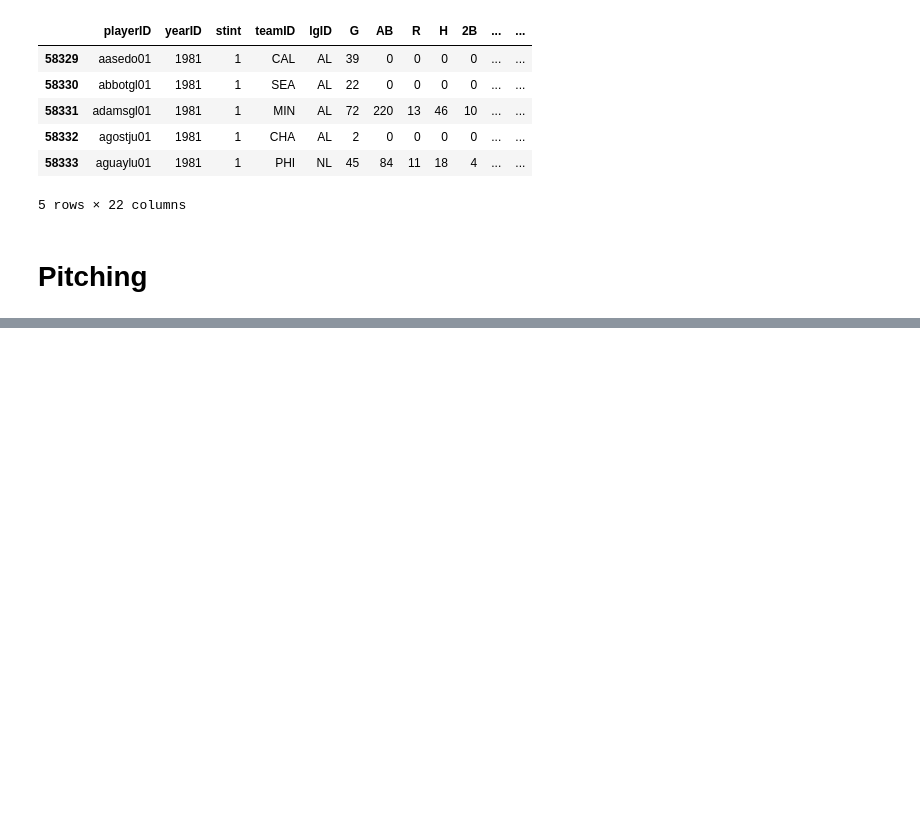
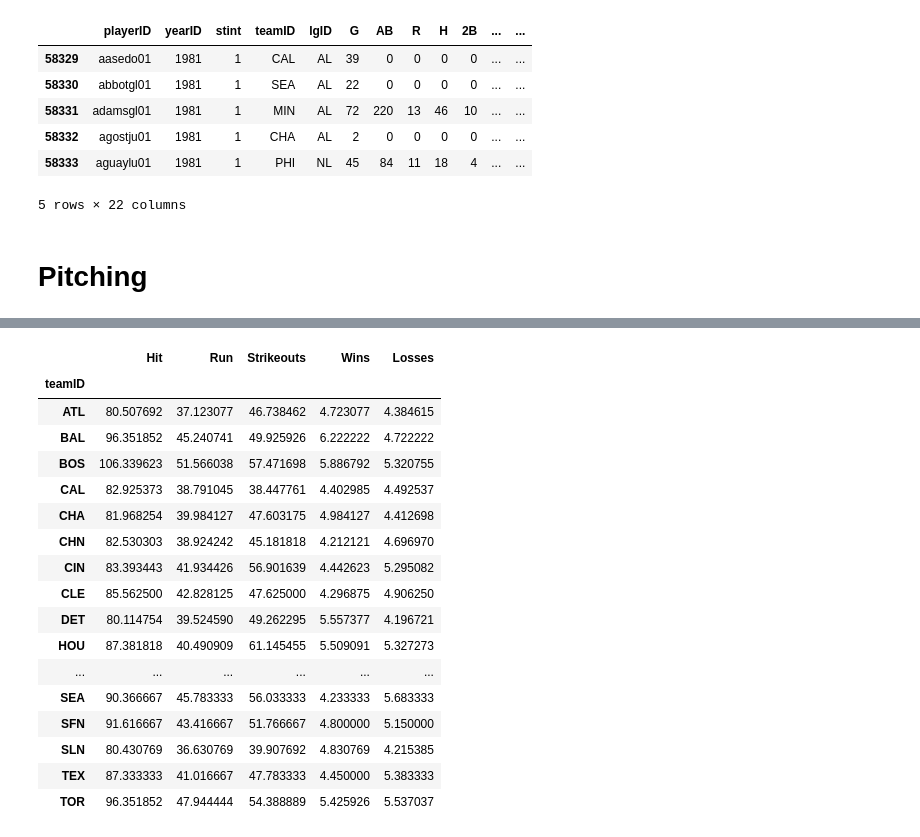
Before and after one commit to Lanpham0110/Project-1, a Jupyter notebook: project1.ipynb, the cells around one changed output, grey strips where cells are left out. Saved outputs shown, nothing was run; the diff lists cells and outputs as text; code cells hidden in the pictures; blank space fills up the shorter version.

```diff
--- a/project1.ipynb
+++ b/project1.ipynb
@@ -118,2 +174,35 @@ new_data.head()
+# %%
+####wins losses hit runs strikeouts find mean
+av_hit_p = new_data_p.groupby("teamID").H.mean()
+av_run_p = new_data_p.groupby("teamID").R.mean()
+av_strikeouts_p = new_data_p.groupby("teamID").SO.mean()
+av_wins_p = new_data_p.groupby("teamID").W.mean()
+av_losses_p = new_data_p.groupby("teamID").L.mean()
+
+final_av_p = pd.DataFrame({"Hit" : (av_hit_p) ,
+                            "Run" :(av_run_p),
+                            "Strikeouts" :(av_strikeouts_p),
+                            "Wins" : (av_wins_p),
+                            "Losses" : (av_losses_p)})
+final_av_p
+# %% [output]
+|  | Hit | Run | Strikeouts | Wins | Losses |
+| teamID |  |  |  |  |  |
+| ATL | 80.507692 | 37.123077 | 46.738462 | 4.723077 | 4.384615 |
+| BAL | 96.351852 | 45.240741 | 49.925926 | 6.222222 | 4.722222 |
+| BOS | 106.339623 | 51.566038 | 57.471698 | 5.886792 | 5.320755 |
+| CAL | 82.925373 | 38.791045 | 38.447761 | 4.402985 | 4.492537 |
+| CHA | 81.968254 | 39.984127 | 47.603175 | 4.984127 | 4.412698 |
+| CHN | 82.530303 | 38.924242 | 45.181818 | 4.212121 | 4.696970 |
+| CIN | 83.393443 | 41.934426 | 56.901639 | 4.442623 | 5.295082 |
+| CLE | 85.562500 | 42.828125 | 47.625000 | 4.296875 | 4.906250 |
+| DET | 80.114754 | 39.524590 | 49.262295 | 5.557377 | 4.196721 |
+| HOU | 87.381818 | 40.490909 | 61.145455 | 5.509091 | 5.327273 |
+| ... | ... | ... | ... | ... | ... |
+| SEA | 90.366667 | 45.783333 | 56.033333 | 4.233333 | 5.683333 |
+| SFN | 91.616667 | 43.416667 | 51.766667 | 4.800000 | 5.150000 |
+| SLN | 80.430769 | 36.630769 | 39.907692 | 4.830769 | 4.215385 |
+| TEX | 87.333333 | 41.016667 | 47.783333 | 4.450000 | 5.383333 |
+| TOR | 96.351852 | 47.944444 | 54.388889 | 5.425926 | 5.537037 |
 # %%
 ##fielding
```
Also changed, not shown: parts of 7 cells of this notebook.
